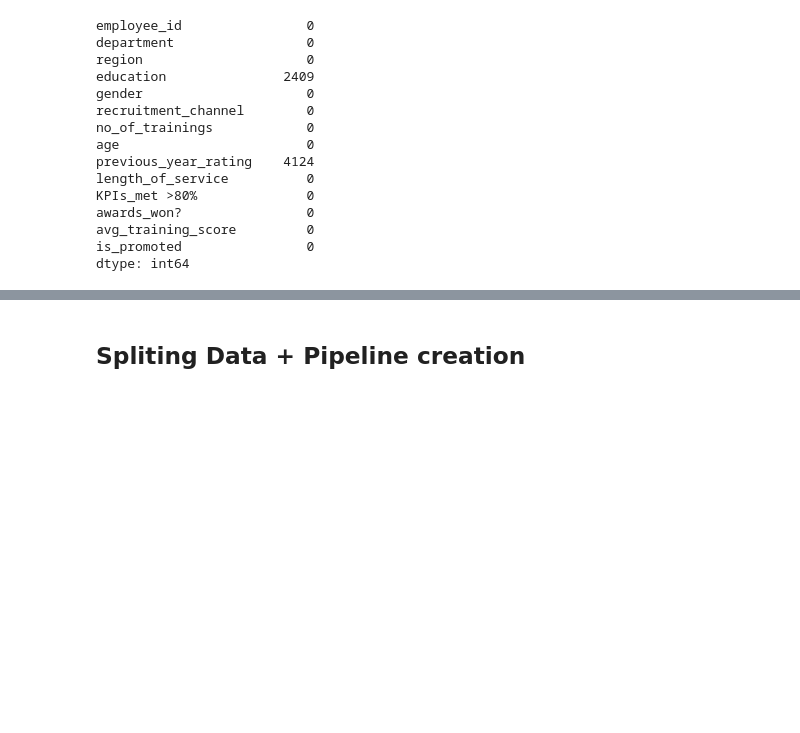
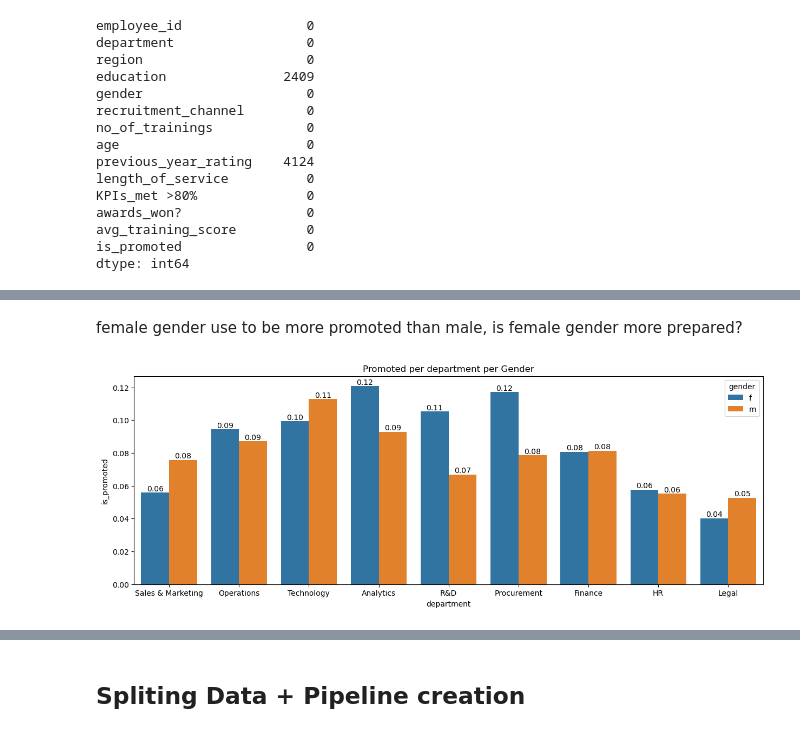
Before and after one commit to andearaujo92/Data-science, a Jupyter notebook: hr-prediction-of-promotion-complete-pipeline.ipynb, the cells around one changed output, grey strips where cells are left out. Saved outputs shown, nothing was run; the diff lists cells and outputs as text; code cells hidden in the pictures; blank space fills up the shorter version.

```diff
--- a/hr-prediction-of-promotion-complete-pipeline.ipynb
+++ b/hr-prediction-of-promotion-complete-pipeline.ipynb
@@ -194,0 +158,13 @@ df.corr()[df.corr() > 0.5]
+# %% [markdown]
+female gender use to be more promoted than male, is female gender more prepared?
+# %%
+def plt_bar(data, x, y, title):
+    plt.figure(figsize=(15,5))
+    ax = sns.barplot(data = df, x = x, y= y, hue='gender', errorbar=None)
+    ax.bar_label(ax.containers[0],fmt='%.2f')
+    ax.bar_label(ax.containers[1],fmt='%.2f')
+    plt.title(title)
+# %%
+plt_bar(df, 'department','is_promoted','Promoted per department per Gender')
+# %% [output]
+[figure, added]
```
Also changed, not shown: parts of 71 cells of this notebook.
